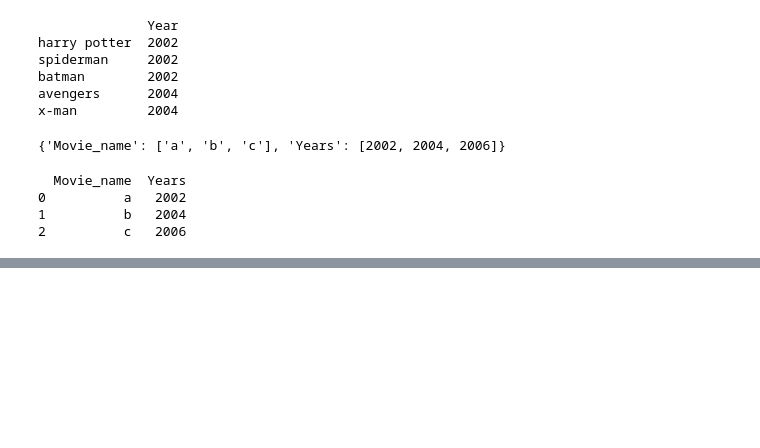
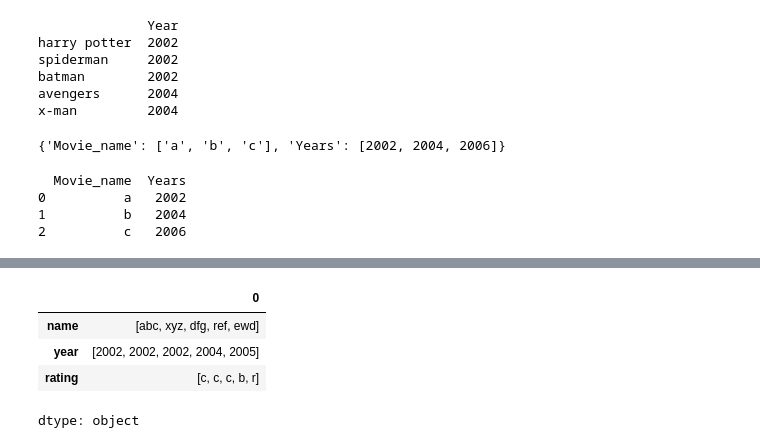
Before and after one commit to gurudattamanpreet/Practice, a Jupyter notebook: Shiva_Concept_Class.ipynb, the cells around one changed output, grey strips where cells are left out. Saved outputs shown, nothing was run; the diff lists cells and outputs as text; code cells hidden in the pictures; blank space fills up the shorter version.

```diff
--- a/Shiva_Concept_Class.ipynb
+++ b/Shiva_Concept_Class.ipynb
@@ -1650,0 +1688,8 @@ SyntaxError: expected 'else' after 'if' expression (<ipython-input-8-42b58702504
+# %%
+pd.Series(g)
+# %% [output]
+|  | 0 |
+| name | [abc, xyz, dfg, ref, ewd] |
+| year | [2002, 2002, 2002, 2004, 2005] |
+| rating | [c, c, c, b, r] |
+dtype: object
```
Also changed, not shown: parts of 12 cells of this notebook.
